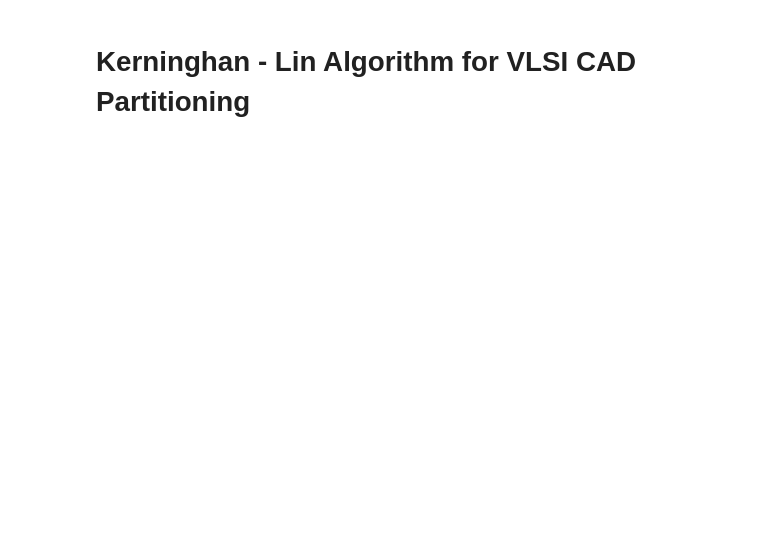
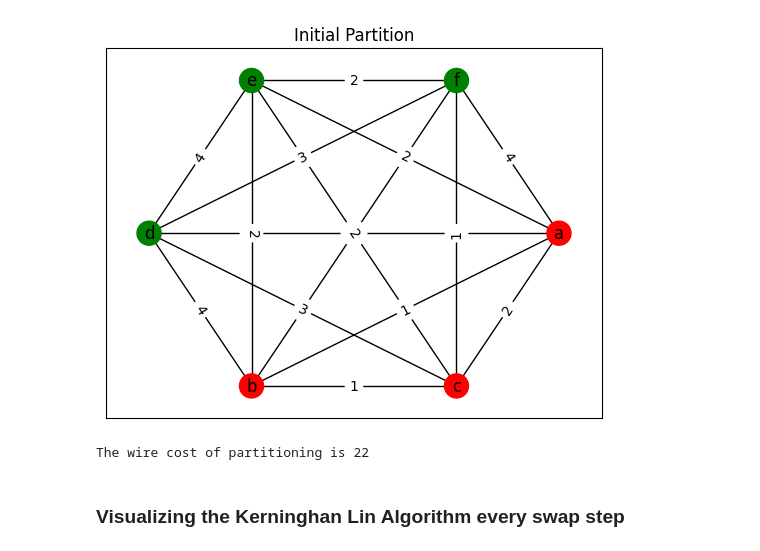
Before and after one commit to rohankalbag/vlsi-circuit-partitioning-algorithms, a Jupyter notebook: kerninghan_lin.ipynb, the cells around one changed output. Cells and saved outputs as stored; diff of their text form; code cells hidden in the pictures; blank space fills up the shorter version.

```diff
--- a/kerninghan_lin.ipynb
+++ b/kerninghan_lin.ipynb
@@ -0,0 +86,33 @@
+# %%
+graph = Graph()
+graph.addNode('a', 'p1')
+graph.addNode('b', 'p1')
+graph.addNode('c', 'p1')
+graph.addNode('d', 'p2')
+graph.addNode('e', 'p2')
+graph.addNode('f', 'p2')
+
+graph.addEdge('a','f', 4)
+graph.addEdge('a','e', 2)
+graph.addEdge('a','d', 3)
+graph.addEdge('a','b', 1)
+graph.addEdge('a','c', 2)
+graph.addEdge('b','c', 1)
+graph.addEdge('b','d', 4)
+graph.addEdge('b','e', 2)
+graph.addEdge('b','f', 1)
+graph.addEdge('c','d', 3)
+graph.addEdge('c','e', 2)
+graph.addEdge('c','f', 1)
+graph.addEdge('d','e', 4)
+graph.addEdge('d','f', 3)
+graph.addEdge('e','f', 2)
+
+gv = GraphVisualizer()
+gv.addEdges(graph)
+gv.visualize("Initial Partition")
+
+print("The wire cost of partitioning is",graph.get_cost())
+# %% [output]
+[figure, added]
+The wire cost of partitioning is 22
@@ -1,2 +177,2 @@
 # %% [markdown]
-# Kerninghan - Lin Algorithm for VLSI CAD Partitioning
+### Visualizing the Kerninghan Lin Algorithm every swap step
```
Also changed, not shown: parts of 11 cells of this notebook, 1 other file.
